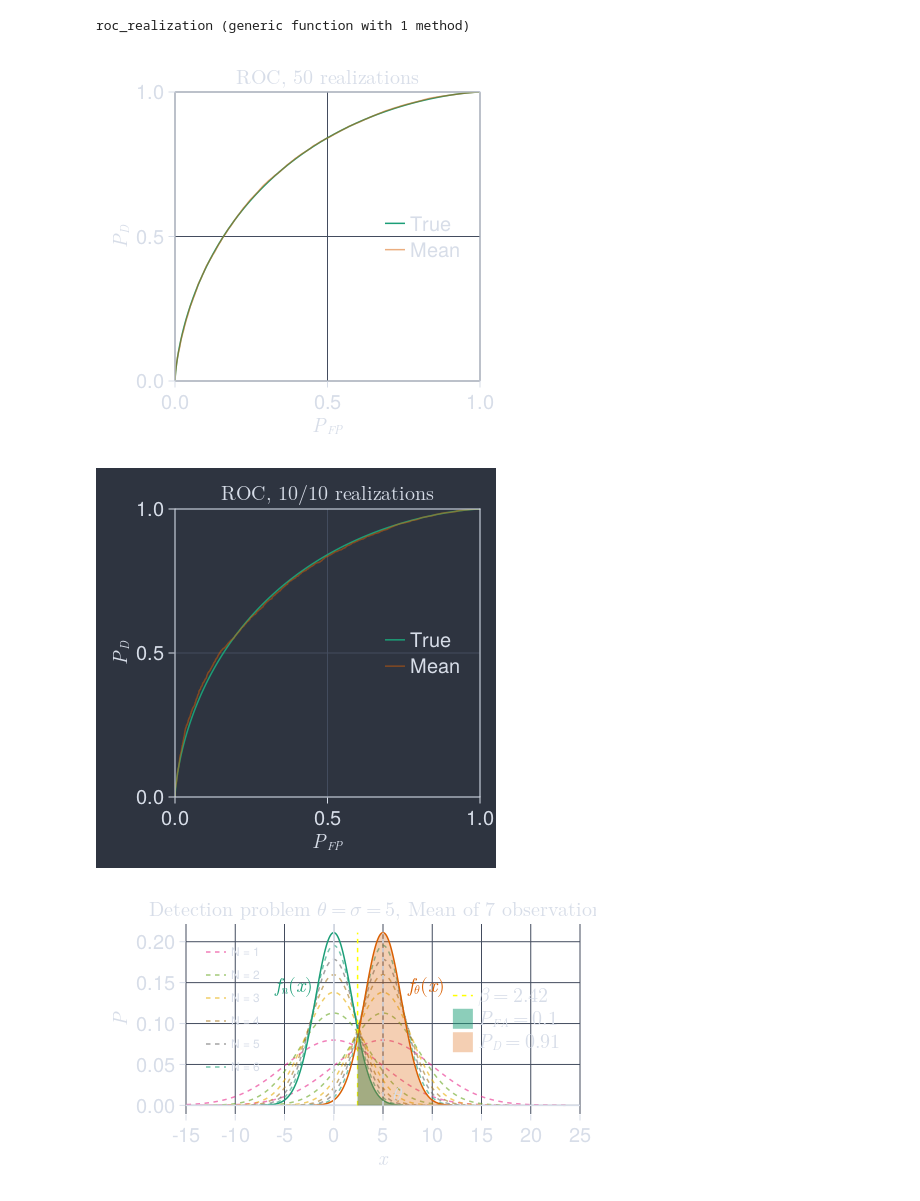
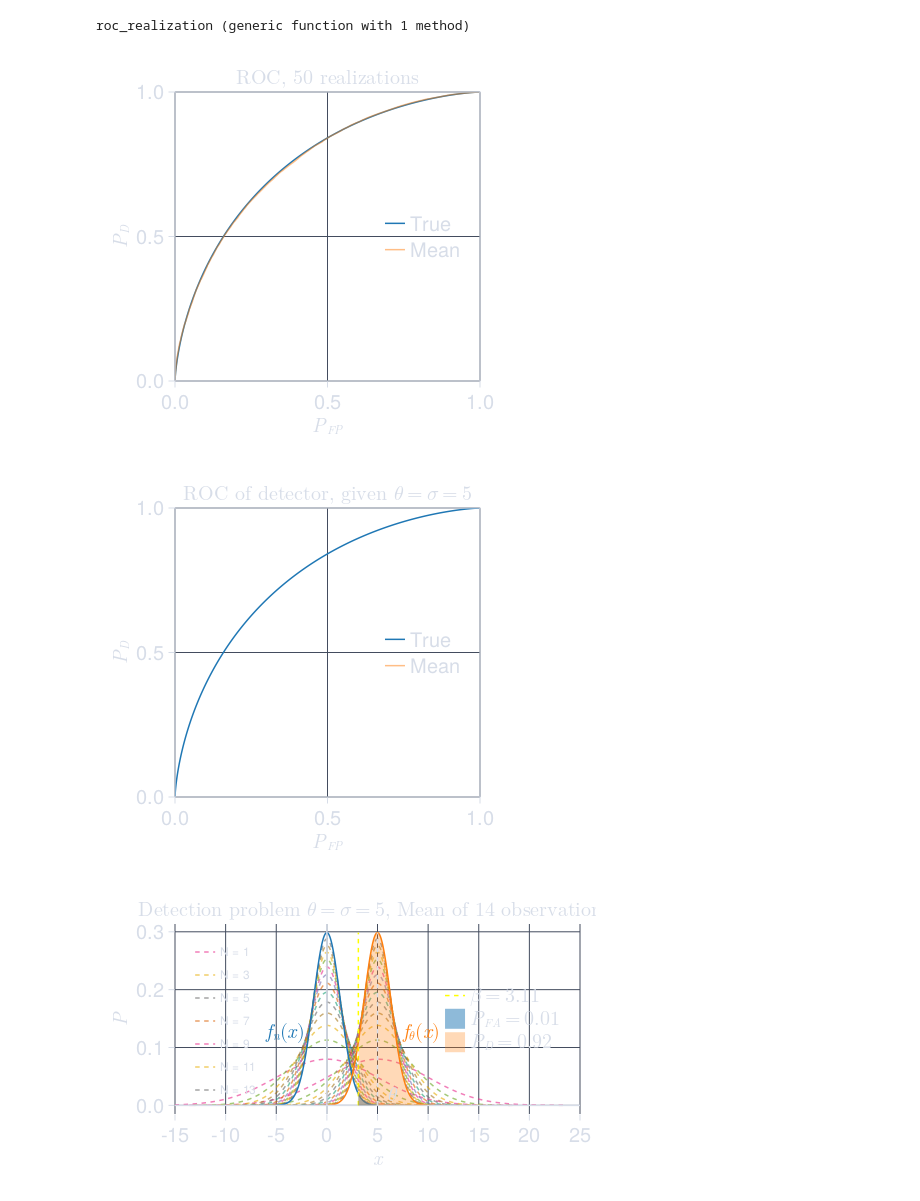
Before and after one commit to simonabj/Studies, a Jupyter notebook: IN5340/Project4/code2.ipynb, the cells around one changed output. Drawn from its saved outputs; the diff is of its cells as text; code cells hidden in the pictures.

```diff
--- a/IN5340/Project4/code2.ipynb
+++ b/IN5340/Project4/code2.ipynb
@@ -7,22 +7,29 @@ import ColorSchemes: nord, tab10, Dark2_8
 
 printx(x,N) = sprintf1("%10.$(N)f",x)
 
+
+# fg = :black  # nord[5]
+# gg = :grey   # nord[3]
+fg = nord[5]
+gg = nord[3]
+bg = :transparent
+
 set_theme!(Theme(
     fontsize = 20,
-    palette = ( color = Dark2_8,),
+    palette = ( color = tab10,),
     Axis = (
-        backgroundcolor = :transparent,
-        xtickcolor = nord[5], ytickcolor = nord[5],
-        xgridcolor = nord[3], ygridcolor = nord[3],
-        xlabelcolor = nord[5], ylabelcolor = nord[5],
-        xticklabelcolor = nord[5], yticklabelcolor = nord[5],
-        topspinecolor = nord[5], bottomspinecolor = nord[5],
-        leftspinecolor = nord[5], rightspinecolor = nord[5],
-        titlecolor = nord[5],
+        backgroundcolor = bg,
+        xtickcolor = fg, ytickcolor = fg,
+        xgridcolor = gg, ygridcolor = gg,
+        xlabelcolor = fg, ylabelcolor = fg,
+        xticklabelcolor = fg, yticklabelcolor = fg,
+        topspinecolor = fg, bottomspinecolor = fg,
+        leftspinecolor = fg, rightspinecolor = fg,
+        titlecolor = fg,
     ),
     Legend = (
-        bgcolor = :transparent,
-        labelcolor = nord[5], titlecolor = nord[5],
+        bgcolor = bg,
+        labelcolor = fg, titlecolor = fg,
         framevisible = false, margin=(0,0,0,0)
     )
 ))
@@ -133,55 +140,56 @@ F = Figure(backgroundcolor=:transparent, resolution=(400, 400))
 ax = Axis(F[1,1], title=L"\text{ROC, 50 realizations}", xlabel=L"P_{FP}", ylabel=L"P_{D}")
 xlims!(0,1);ylims!(0,1)
 lines!(TFP_true, TPR_true, label="True")
-lines!(TFP_mean[:], TPR_mean[:], label="Mean", color = (Dark2_8[2], 0.5))
+lines!(TFP_mean[:], TPR_mean[:], label="Mean", color = (tab10[2], 0.5))
 axislegend(ax, position=:rc)
 save("d2.pdf", F)
 F
 # %% [output]
-[figure, old version]
+[figure, new version]
 # %%
 function step(frame=1)
     many_runs = [ roc_realization() for _ in 1:frame ]
 
     TPR_many = mapreduce(run ->run[1], hcat, many_runs)   # All TPR [β × run]
     TFP_many = mapreduce(run -> run[2], hcat, many_runs)  # All TFP [β × run]
 
     return Point2f.(mean(TFP_many, dims=2)[:],mean(TPR_many, dims=2)[:]);
 end
 
-F = Figure(backgroundcolor=nord[1],resolution=(400, 400))
+F = Figure(backgroundcolor=bg,resolution=(400, 400))
 ax = Axis(F[1,1], title=L"\text{ROC of detector, given }\theta=\sigma=5", xlabel=L"P_{FP}", ylabel=L"P_{D}")
 xlims!(0,1);ylims!(0,1)
 lines!(TFP_true, TPR_true, label="True")
 
 points = Observable(Point2f[])
 
-mean_line = lines!(points, label="Mean", color = (Dark2_8[2], 0.5))
+mean_line = lines!(points, label="Mean", color = (tab10[2], 0.5))
 axislegend(ax, position=:rc)
 
 N_frames = 10
 
-record(F, "test.gif", 1:N_frames, framerate=1) do frame
-    points[] = step(frame)
-    ax.title = L"\text{ROC, %$(frame)/%$(N_frames) realizations}"
-    notify(points)
-end
+# record(F, "test.gif", 1:N_frames, framerate=1) do frame
+#     points[] = step(frame)
+#     ax.title = L"\text{ROC, %$(frame)/%$(N_frames) realizations}"
+#     notify(points)
+# end
 
 F
 # %% [output]
-[figure, old version]
+[figure, new version]
 # %%
-N = 7
+N = 14
 function mean_multi_cfar(pdf_noise, pdf_signal, N)
     return Normal(location(pdf_noise) , scale(pdf_noise) /sqrt(N)),
            Normal(location(pdf_signal), scale(pdf_signal)/sqrt(N))
 end
+fn, fs = Normal(0,5), Normal(θ, 5)
 multi_fn, multi_fs = mean_multi_cfar(fn, fs, N)
-β = cquantile(multi_fn, 0.1)
+β = cquantile(multi_fn, 0.01)
 P_fa = ccdf(multi_fn, β)
 P_d  = ccdf(multi_fs, β)
 
-F = Figure(backgroundcolor=:transparent, resolution=(500, 300))
+F = Figure(backgroundcolor=bg, resolution=(500, 300))
 ax = Axis(F[1,1],
     title=L"\text{Detection problem } \theta=\sigma=5,\text{ Mean of } %$(N)\text{ observations }",
     xlabel=L"x",
@@ -197,7 +205,7 @@ for n in 1:1:(N-1)
     push!(sub_la, "N = $n")
 end
 l1 = lines!(multi_fn); l2 = lines!(multi_fs)
-yline = vlines!(0, color = nord[5]); xline = hlines!(0, color = nord[5])
+yline = vlines!(0, color = fg); xline = hlines!(0, color = fg)
 text!(-6,  pdf(multi_fn,-2)*1.1, text=L"f_n(x)", color=l1.color)
 text!(2.5+θ, pdf(multi_fs,2+θ)*1.1, text=L"f_\theta(x)", color=l2.color)
 hidespines!(ax)
@@ -205,18 +213,18 @@ xlims!(-15, 25)
 
 lines!([β, β], [0.0,pdf(multi_fn, 0)], linestyle=:dash, color=:yellow,label=L"β=%$(printx(β,2))")
 xs2 = β:0.1:xs[end]
-b1 = band!(xs2, zeros(size(xs2)), pdf.(multi_fn,xs2), color=(l1.color, 0.5), transparency=true, label=L"P_{FA}=%$(printx(P_fa,1))")
+b1 = band!(xs2, zeros(size(xs2)), pdf.(multi_fn,xs2), color=(l1.color, 0.5), transparency=true, label=L"P_{FA}=%$(printx(P_fa,2))")
 b2 = band!(xs2, zeros(size(xs2)), pdf.(multi_fs,xs2), color=(l2.color, 0.3), transparency=true, label=L"P_{D}=%$(printx(P_d,2))")
 axislegend(ax, position=:rc)
-T = axislegend(ax, sub_ls, sub_la, position=:lt, labelsize=12)
+T = axislegend(ax, sub_ls[1:2:end], sub_la[1:2:end], position=:lt, labelsize=12)
 
-lines!([θ,θ],[0, pdf(multi_fs,θ)], color=nord[5], linestyle=:dash)
-text!(θ+1, 0, text=L"\theta", align=(:left, :bottom), color=nord[5])
+lines!([θ,θ],[0, pdf(multi_fs,θ)], color=fg, linestyle=:dash)
+text!(θ+1, 0, text=L"\theta", align=(:left, :bottom), color=fg)
 
 save("f.pdf", F)
 F
 # %% [output]
-[figure, old version]
+[figure, new version]
 # %%
 θ = σ = 5
 fn = Normal(0, σ); fs = Normal(θ, σ)
```
Also changed, not shown: parts of 6 cells of this notebook, 39 other files.
